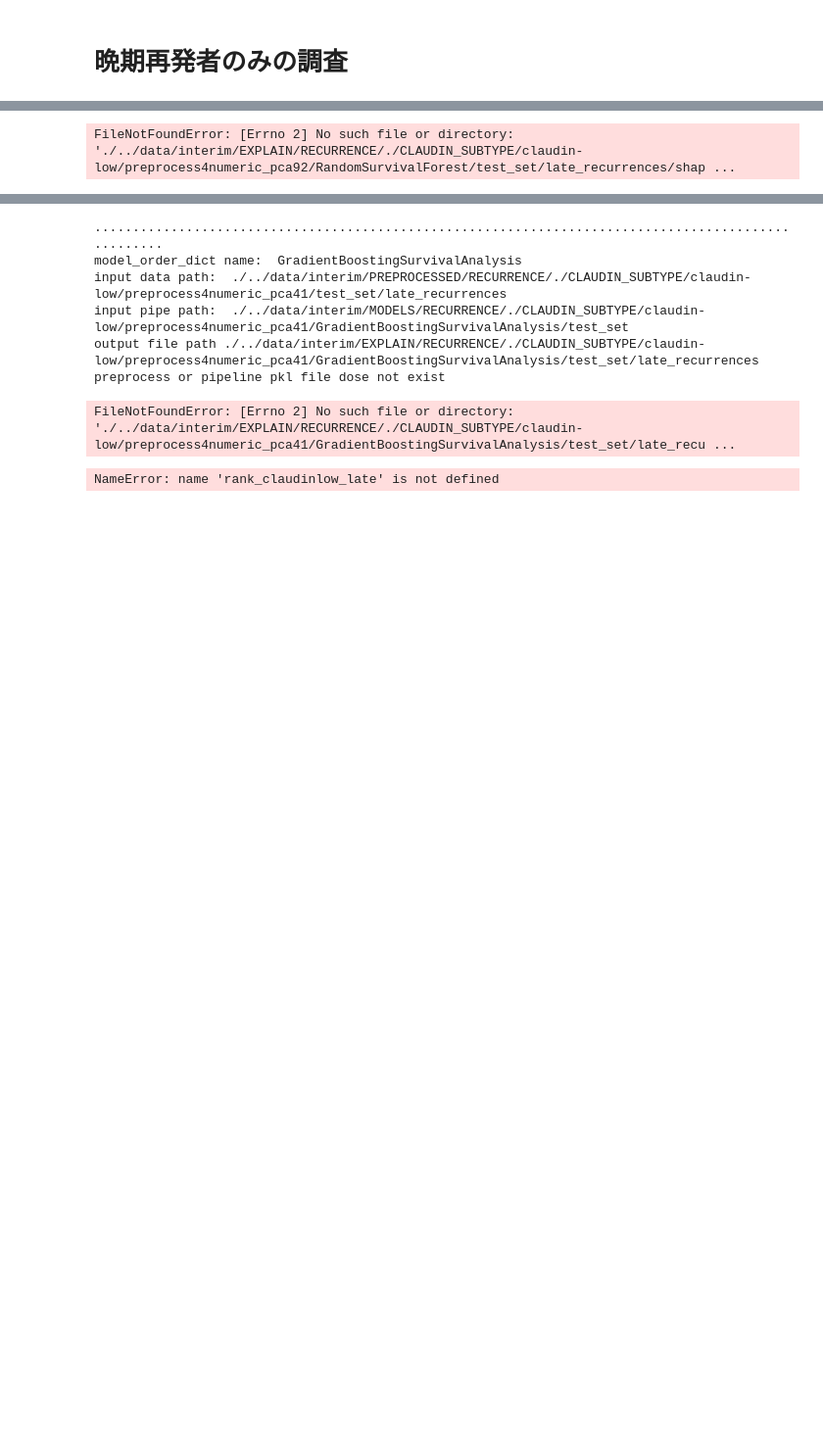
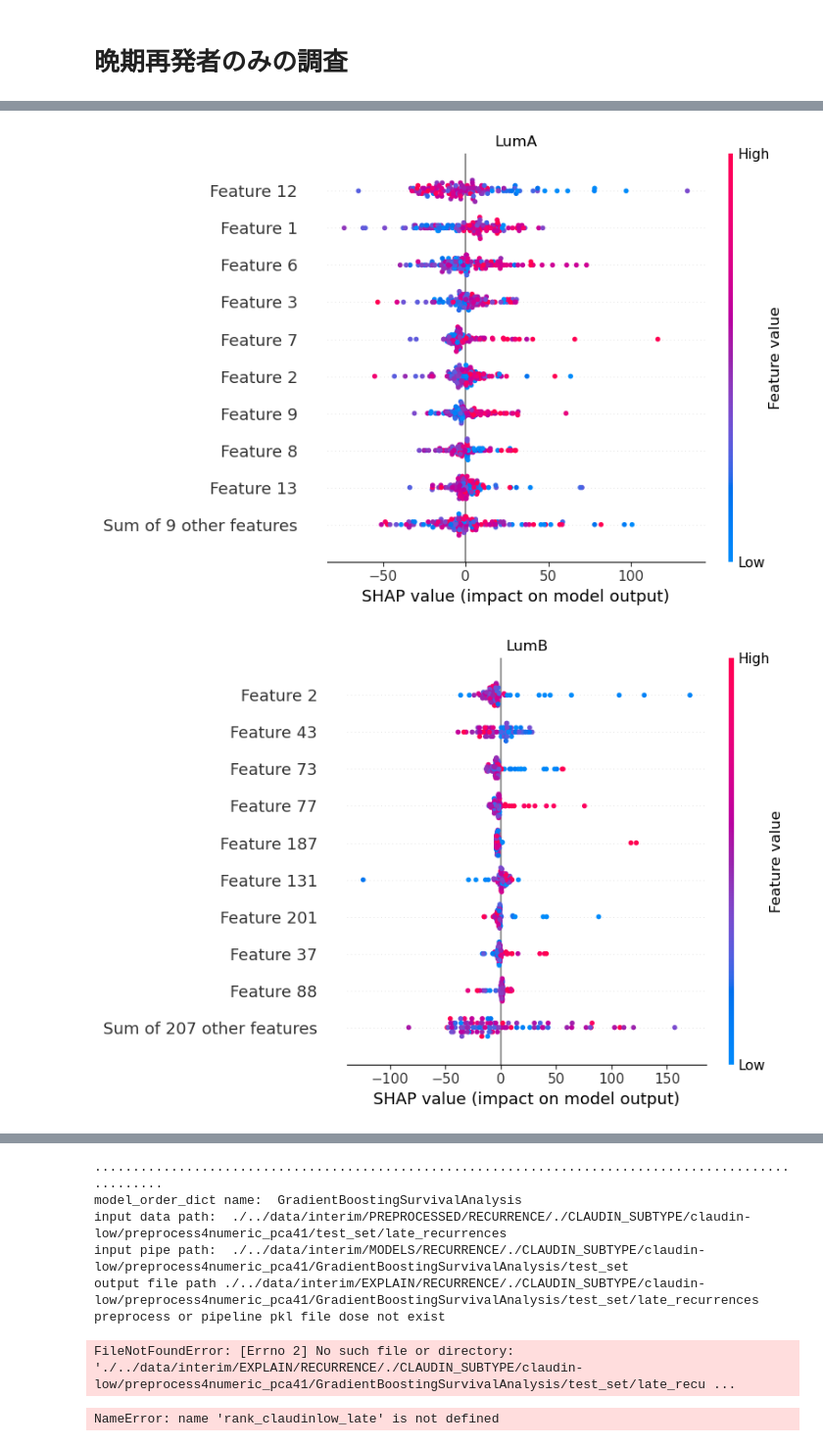
Before and after one commit to uga7643/breast_cancer_analytics, a Jupyter notebook: notebooks/5-explain_models_RFS (numeric)-Copy1.ipynb, the cells around one changed output, grey strips where cells are left out. Shown at 98% size. Drawn from its saved outputs; the diff is of its cells as text; code cells hidden in the pictures; blank space fills up the shorter version.

```diff
--- a/notebooks/5-explain_models_RFS (numeric)-Copy1.ipynb
+++ b/notebooks/5-explain_models_RFS (numeric)-Copy1.ipynb
@@ -202,7 +244,7 @@ def calc_score(
     ranking = ranking.reset_index().rename(columns={"index": "gene name"})
     return ranking
 # %%
-preprocess_pipeline = functions.pickle_load(config.INTERIM_PREPROCESSED_RECURRENCE_DIR + "/CLAUDIN_SUBTYPE/claudin-low/preprocess4numeric_pca41/test_set/test/preprocess_pipeline.pkl"
+preprocess_pipeline = functions.pickle_load(config.INTERIM_PREPROCESSED_RECURRENCE_DIR + "/CLAUDIN_SUBTYPE/LumB/NEWpreprocess4numeric_Incpca216/test_set/test/preprocess_pipeline.pkl"
                                            )
 pca = preprocess_pipeline[-1]
 pca
@@ -488,10 +523,38 @@ def calc_score4late_recurrences(
     ranking = ranking.reset_index().rename(columns={"index": "gene name"})
     return ranking
 # %%
-# AROB
+#
+
 model_order_dict = {
-    "model_name": RandomSurvivalForest().__class__.__name__,
-    "preprocess_name": "preprocess4numeric_pca92",
+    "model_name": SurvivalTree().__class__.__name__,
+    "preprocess_name": "NEWpreprocess4numeric_Incpca18",
+    "subgroup_column": "CLAUDIN_SUBTYPE",
+    "subgroup": "LumA",
+}
+rank_LumA_late = calc_score4late_recurrences(model_order_dict)
+
+
+model_order_dict = {
+    "model_name": SurvivalTree().__class__.__name__,
+    "preprocess_name": "NEWpreprocess4numeric_Incpca216",
+    "subgroup_column": "CLAUDIN_SUBTYPE",
+    "subgroup": "LumB",
+}
+rank_LumB_late = calc_score4late_recurrences(model_order_dict)
+
+
+model_order_dict = {
+    "model_name": GradientBoostingSurvivalAnalysis().__class__.__name__,
+    "preprocess_name": "NEWpreprocess4numeric_Incpca51",
+    "subgroup_column": "CLAUDIN_SUBTYPE",
+    "subgroup": "Her2",
+}
+rank_Her2_late = calc_score4late_recurrences(model_order_dict)
+
+
+model_order_dict = {
+    "model_name": SurvivalTree().__class__.__name__,
+    "preprocess_name": "NEWpreprocess4numeric_Incpca26",
     "subgroup_column": "CLAUDIN_SUBTYPE",
     "subgroup": "claudin-low",
 }
@@ -501,46 +564,19 @@ rank_claudinlow_late = calc_score4late_recurrences(
 
 
 model_order_dict = {
-    "model_name": RandomSurvivalForest().__class__.__name__,
-    "preprocess_name": "preprocess4numeric_pca94",
+    "model_name": SurvivalTree().__class__.__name__,
+    "preprocess_name": "NEWpreprocess4numeric_Incpca134",
     "subgroup_column": "CLAUDIN_SUBTYPE",
-    "subgroup": "LumA",
+    "subgroup": "Basal",
 }
-rank_LumA_late = calc_score4late_recurrences(model_order_dict)
+rank_Basal_late = calc_score4late_recurrences(model_order_dict)
 
 
 model_order_dict = {
-    "model_name": GradientBoostingSurvivalAnalysis().__class__.__name__,
-    "preprocess_name": "preprocess4numeric_pca82",
-    "subgroup_column": "CLAUDIN_SUBTYPE",
-    "subgroup": "LumB",
-}
-rank_LumB_late = calc_score4late_recurrences(model_order_dict)
-
-
-model_order_dict = {
-    "model_name": GradientBoostingSurvivalAnalysis().__class__.__name__,
-    "preprocess_name": "preprocess4numeric_pca95",
-    "subgroup_column": "CLAUDIN_SUBTYPE",
-    "subgroup": "Her2",
-}
-rank_Her2_late = calc_score4late_recurrences(model_order_dict)
-
-
-model_order_dict = {
-    "model_name": RandomSurvivalForest().__class__.__name__,
-    "preprocess_name": "preprocess4numeric_pca88",
+    "model_name": ExtraSurvivalTrees().__class__.__name__,
+    "preprocess_name": "NEWpreprocess4numeric_Incpca5",
     "subgroup_column": "CLAUDIN_SUBTYPE",
     "subgroup": "Normal",
 }
 rank_Normal_late = calc_score4late_recurrences(model_order_dict)
-
-
-model_order_dict = {
-    "model_name": ExtraSurvivalTrees().__class__.__name__,
-    "preprocess_name": "preprocess4numeric_pca83",
-    "subgroup_column": "CLAUDIN_SUBTYPE",
-    "subgroup": "Basal",
-}
-rank_Basal_late = calc_score4late_recurrences(model_order_dict)
 # %% [output]
@@ -553 +583,2 @@ preprocess or pipeline pkl file dose not exist
-FileNotFoundError: [Errno 2] No such file or directory: './../data/interim/EXPLAIN/RECURRENCE/./CLAUDIN_SUBTYPE/claudin-low/preprocess4numeric_pca92/RandomSurvivalForest/test_set/late_recurrences/shap ...
+[figure, added]
+[figure, added]
```
Also changed, not shown: parts of 28 cells of this notebook, 6 other files.
